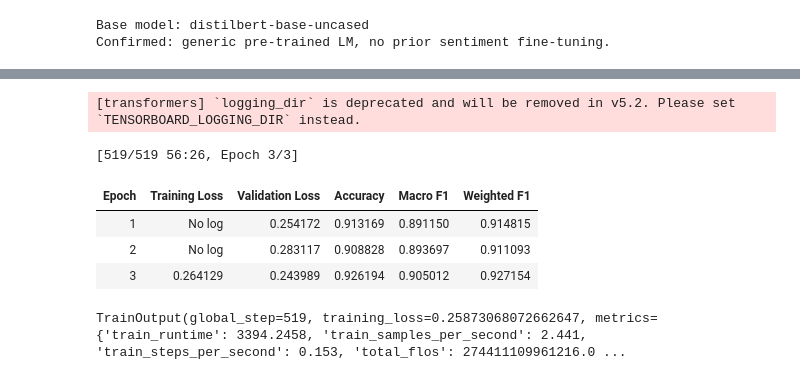
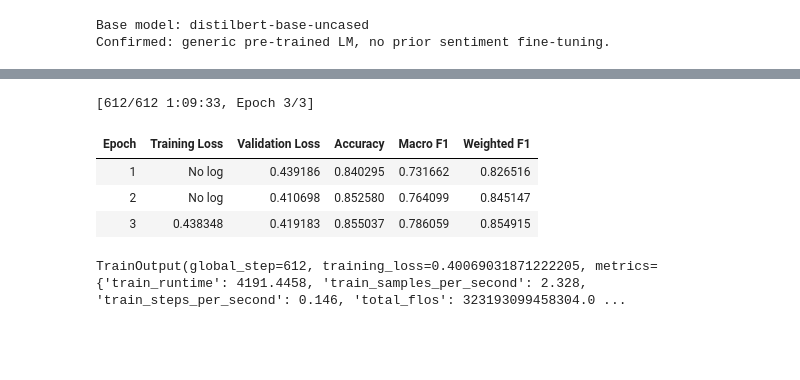
Before and after one commit to Zimengyi/AI-Impact-NLP-Analysis, a Jupyter notebook: notebooks/04_sentiment_training_new.ipynb, the cells around one changed output, grey strips where cells are left out. Drawn from its saved outputs; the diff is of its cells as text; code cells hidden in the pictures; blank space fills up the shorter version.

```diff
--- a/notebooks/04_sentiment_training_new.ipynb
+++ b/notebooks/04_sentiment_training_new.ipynb
@@ -149,36 +212,35 @@ def compute_metrics(eval_pred):
 # %%
 training_args = TrainingArguments(
     output_dir="models/sentiment_distilbert",
-    eval_strategy="epoch",
+    eval_strategy="epoch",          # renamed from evaluation_strategy in transformers>=4.45
     save_strategy="epoch",
     learning_rate=2e-5,
     per_device_train_batch_size=16,
     per_device_eval_batch_size=32,
     num_train_epochs=3,
     weight_decay=0.01,
-    logging_dir="outputs/logs",
     load_best_model_at_end=True,
     metric_for_best_model="macro_f1",
     report_to="none",
 )
 
 trainer = Trainer(
     model=model,
     args=training_args,
     train_dataset=tokenized["train"],
     eval_dataset=tokenized["test"],
+    processing_class=tokenizer,     # renamed from tokenizer in transformers>=4.45
     compute_metrics=compute_metrics,
 )
 
 trainer.train()
 # %% [output]
-[transformers] `logging_dir` is deprecated and will be removed in v5.2. Please set `TENSORBOARD_LOGGING_DIR` instead.
+[612/612 1:09:33, Epoch 3/3]
+| Epoch | Training Loss | Validation Loss | Accuracy | Macro F1 | Weighted F1 |
+| 1 | No log | 0.439186 | 0.840295 | 0.731662 | 0.826516 |
+| 2 | No log | 0.410698 | 0.852580 | 0.764099 | 0.845147 |
+| 3 | 0.438348 | 0.419183 | 0.855037 | 0.786059 | 0.854915 |
-[519/519 56:26, Epoch 3/3]
+TrainOutput(global_step=612, training_loss=0.40069031871222205, metrics={'train_runtime': 4191.4458, 'train_samples_per_second': 2.328, 'train_steps_per_second': 0.146, 'total_flos': 323193099458304.0 ...
-| Epoch | Training Loss | Validation Loss | Accuracy | Macro F1 | Weighted F1 |
-| 1 | No log | 0.254172 | 0.913169 | 0.891150 | 0.914815 |
-| 2 | No log | 0.283117 | 0.908828 | 0.893697 | 0.911093 |
-| 3 | 0.264129 | 0.243989 | 0.926194 | 0.905012 | 0.927154 |
-TrainOutput(global_step=519, training_loss=0.25873068072662647, metrics={'train_runtime': 3394.2458, 'train_samples_per_second': 2.441, 'train_steps_per_second': 0.153, 'total_flos': 274411109961216.0 ...
 # %%
 # ── evaluate ──────────────────────────────────────────────────────────────────
 eval_results = trainer.evaluate()
```
Also changed, not shown: parts of 12 cells of this notebook, 19 other files.
